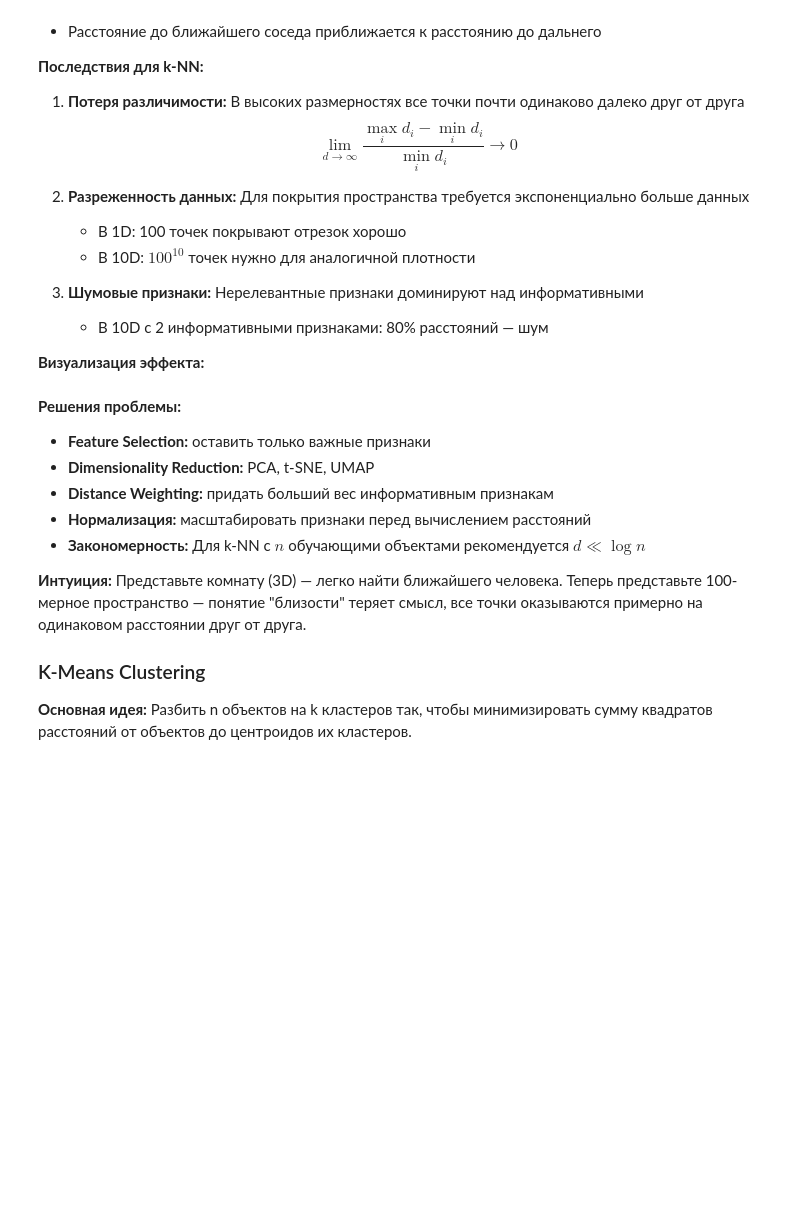
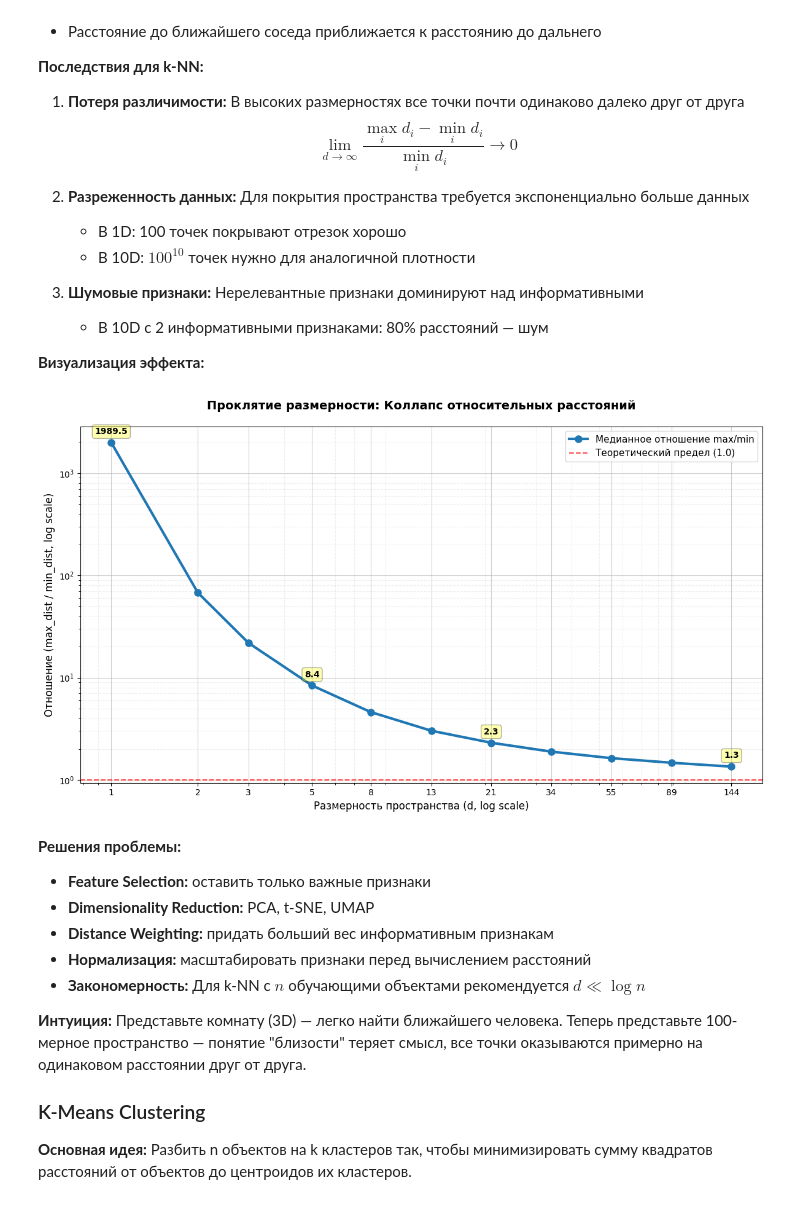
Before and after one commit to Eldervald/isit_ml_labs, a Jupyter notebook: lab7-knn-kmeans.ipynb, the cells around one changed output. Drawn from its saved outputs; the diff is of its cells as text; code cells hidden in the pictures; blank space fills up the shorter version.

Commit message:
Fix curse of dimensionality visualization

```diff
--- a/lab7-knn-kmeans.ipynb
+++ b/lab7-knn-kmeans.ipynb
@@ -116,3 +81,81 @@ plt.show()
+# %%
+import numpy as np
+import matplotlib.pyplot as plt
+from sklearn.metrics import pairwise_distances
+
+# Подбор размерностей для более плавного графика
+dims = [1, 2, 3, 5, 8, 13, 21, 34, 55, 89, 144]
+ratio_stats = []
+
+for d in dims:
+    # Генерируем 1000 точек в d-мерном единичном кубе
+    points = np.random.rand(1000, d)
+
+    # Векторизованный расчёт попарных расстояний
+    distances = pairwise_distances(points, metric="euclidean")
+
+    # Исключаем диагональ
+    masked_distances = distances.copy()
+    np.fill_diagonal(masked_distances, np.inf)
+
+    min_d = np.min(masked_distances, axis=1)
+    max_d = np.max(distances, axis=1)
+
+    # Отношение показывает, насколько "размазаны" расстояния
+    # Используем медиану для большей устойчивости к выбросам в малых размерностях
+    ratio = np.median(max_d / (min_d + 1e-10))
+    ratio_stats.append(ratio)
+
+plt.figure(figsize=(12, 7))
+
+# Используем логарифмический масштаб для обеих осей, так как значения падают экспоненциально
+plt.yscale("log")
+plt.xscale("log")
+
+# Основная линия и точки
+plt.plot(
+    dims,
+    ratio_stats,
+    marker="o",
+    markersize=8,
+    linewidth=3,
+    color="#1f77b4",
+    label="Медианное отношение max/min",
+)
+
+# Аннотации для ключевых точек
+for i, (d, r) in enumerate(zip(dims, ratio_stats)):
+    if d in [1, 5, 21, 144]:
+        plt.annotate(
+            f"{r:.1f}",
+            (d, r),
+            textcoords="offset points",
+            xytext=(0, 10),
+            ha="center",
+            fontsize=10,
+            fontweight="bold",
+            bbox=dict(boxstyle="round,pad=0.3", fc="yellow", alpha=0.3),
+        )
+
+plt.xlabel("Размерность пространства (d, log scale)", fontsize=12)
+plt.ylabel("Отношение (max_dist / min_dist, log scale)", fontsize=12)
+plt.title("Проклятие размерности: Коллапс относительных расстояний", fontsize=14, fontweight="bold", pad=20)
+
+# Настройка сетки
+plt.grid(True, which="major", ls="-", alpha=0.6)
+plt.grid(True, which="minor", ls="--", alpha=0.2)
+
+# Линия предела
+plt.axhline(1, color="red", linestyle="--", alpha=0.7, label="Теоретический предел (1.0)")
+
+# Установка явных тиков для размерностей
+plt.xticks(dims, dims)
+
+plt.legend(fontsize=11)
+plt.tight_layout()
+plt.show()
+# %% [output]
+[figure, added]
 # %% [markdown]
 **Решения проблемы:**
 - **Feature Selection:** оставить только важные признаки
```
Also changed, not shown: parts of 1 cell of this notebook.
